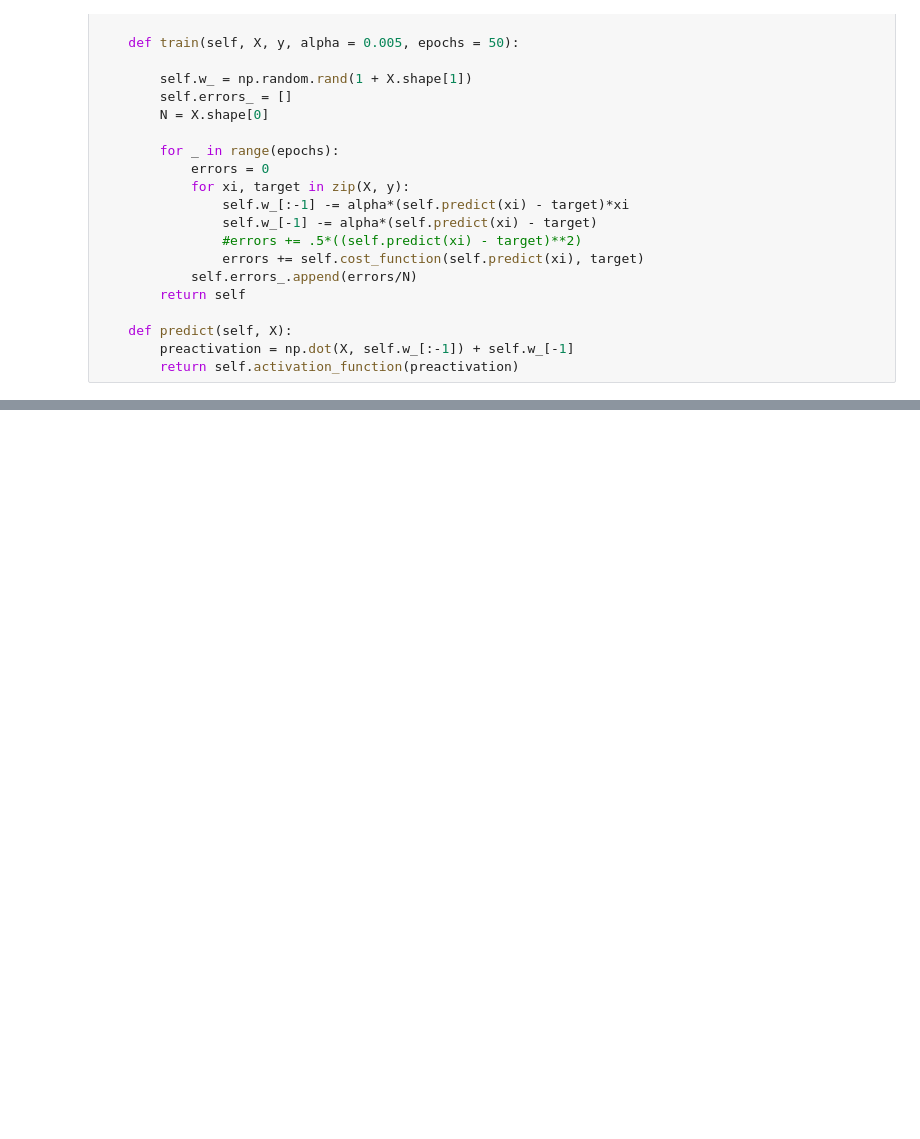
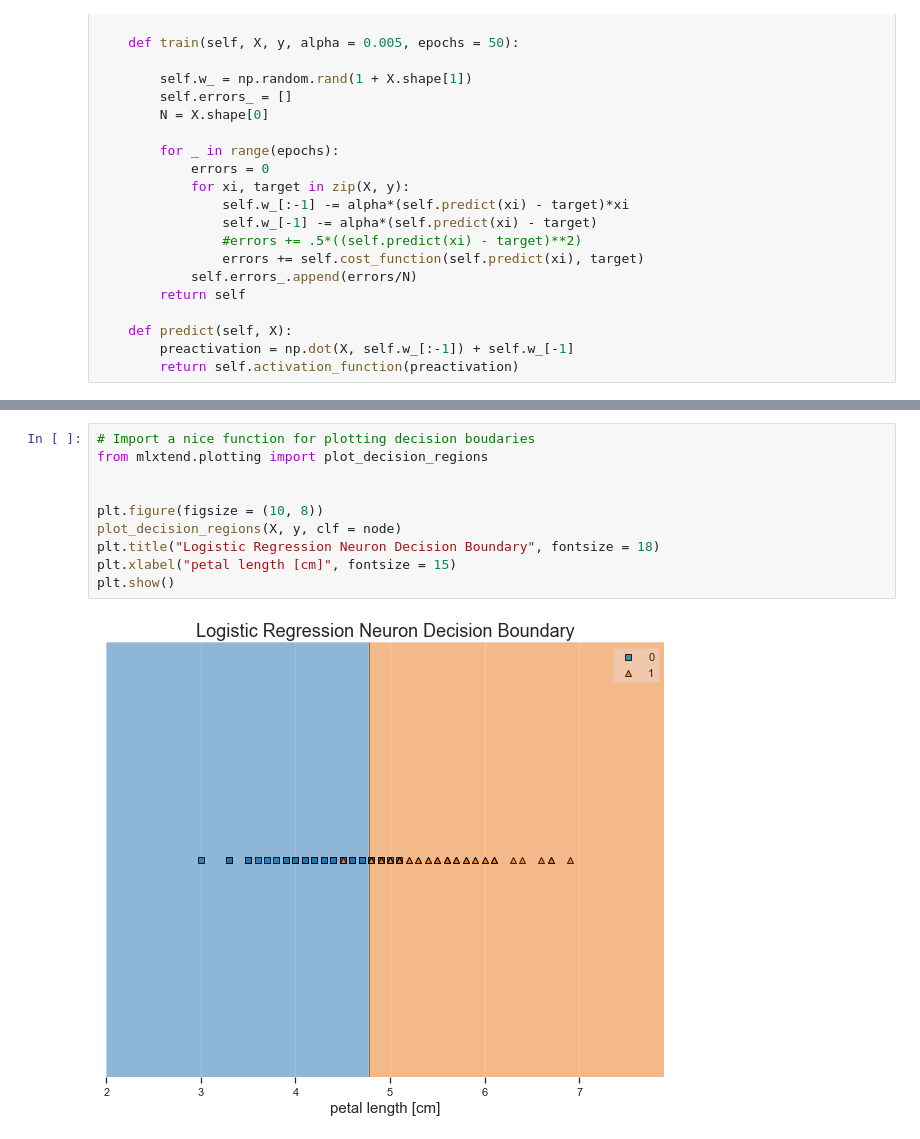
Before and after one commit to RandyRDavila/Data_Science_and_Machine_Learning_Spring_2022, a Jupyter notebook: Lecture_5/Lecture_5_1.ipynb, the cells around one changed output, grey strips where cells are left out. Drawn from its saved outputs; the diff is of its cells as text; blank space fills up the shorter version.

```diff
--- a/Lecture_5/Lecture_5_1.ipynb
+++ b/Lecture_5/Lecture_5_1.ipynb
@@ -547,0 +616,12 @@ array([0.38832659, 0.23789069, 0.56354825, 0.0502544 , 0.30803643,
+# %%
+# Import a nice function for plotting decision boudaries
+from mlxtend.plotting import plot_decision_regions
+
+
+plt.figure(figsize = (10, 8))
+plot_decision_regions(X, y, clf = node)
+plt.title("Logistic Regression Neuron Decision Boundary", fontsize = 18)
+plt.xlabel("petal length [cm]", fontsize = 15)
+plt.show()
+# %% [output]
+[figure, added]
```
Also changed, not shown: parts of 15 cells of this notebook, 1 other file.
